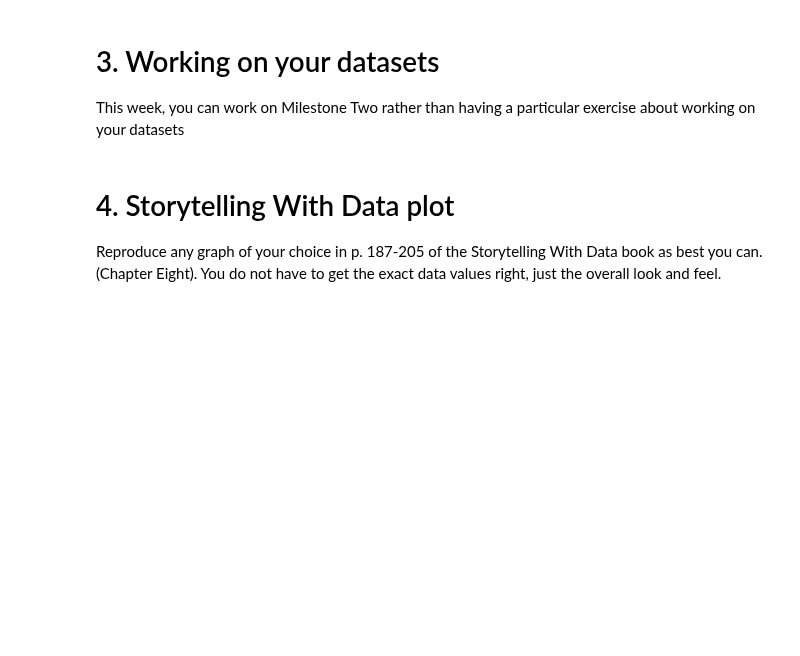
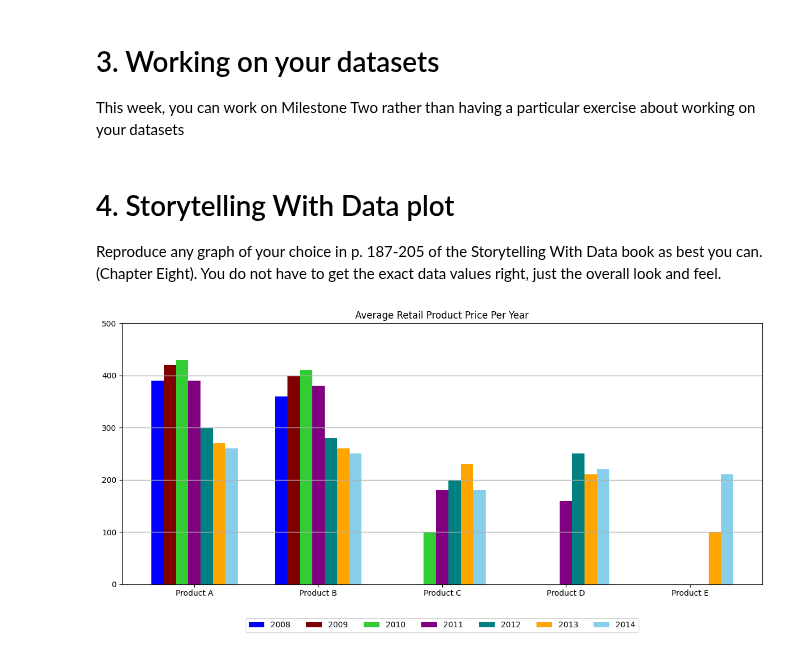
Before and after one commit to alr6qr/2025-spring-B2, a Jupyter notebook: Week12.ipynb, the cells around one changed output. Cells and saved outputs as stored; diff of their text form; code cells hidden in the pictures; blank space fills up the shorter version.

```diff
--- a/Week12.ipynb
+++ b/Week12.ipynb
@@ -44,3 +44,44 @@ This week, you can work on Milestone Two rather than having a particular exercis
 # 4. Storytelling With Data plot
 
 Reproduce any graph of your choice in p. 187-205 of the Storytelling With Data book as best you can. (Chapter Eight). You do not have to get the exact data values right, just the overall look and feel.
+# %%
+import matplotlib.pyplot as plt
+import numpy as np
+
+# Years and products
+years = ['2008', '2009', '2010', '2011', '2012', '2013', '2014']
+products = ['Product A', 'Product B', 'Product C', 'Product D', 'Product E']
+
+# Prices for each product by year (manually approximated from the chart)
+prices = {
+    '2008': [390, 360, 0, 0, 0],
+    '2009': [420, 400, 0, 0, 0],
+    '2010': [430, 410, 100, 0, 0],
+    '2011': [390, 380, 180, 160, 0],
+    '2012': [300, 280, 200, 250, 0],
+    '2013': [270, 260, 230, 210, 100],
+    '2014': [260, 250, 180, 220, 210],
+}
+
+# Bar width and positions
+bar_width = 0.1
+x = np.arange(len(products))
+
+# Define colors for each year
+colors = ['blue', 'maroon', 'limegreen', 'purple', 'teal', 'orange', 'skyblue']
+
+# Plot
+plt.figure(figsize=(12, 6))
+for i, year in enumerate(years):
+    plt.bar(x + i * bar_width, prices[year], width=bar_width, label=year, color=colors[i])
+
+plt.title('Average Retail Product Price Per Year')
+plt.xticks(x + bar_width * (len(years) - 1) / 2, products)
+plt.ylim(0, 500)
+plt.legend(loc='lower center', bbox_to_anchor=(0.5, -0.2), ncol=len(years))
+plt.tight_layout()
+plt.grid(axis='y', linestyle='-', linewidth=1)
+
+plt.show()
+# %% [output]
+[figure, added]
```
Also changed, not shown: 3 other files.
